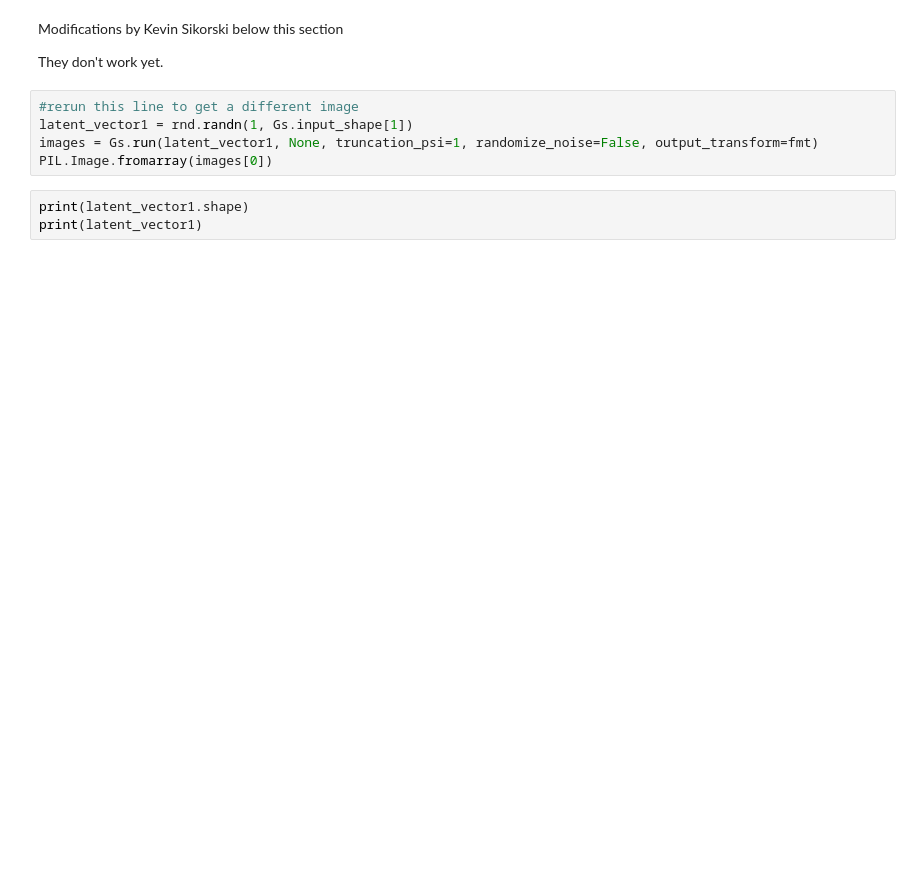
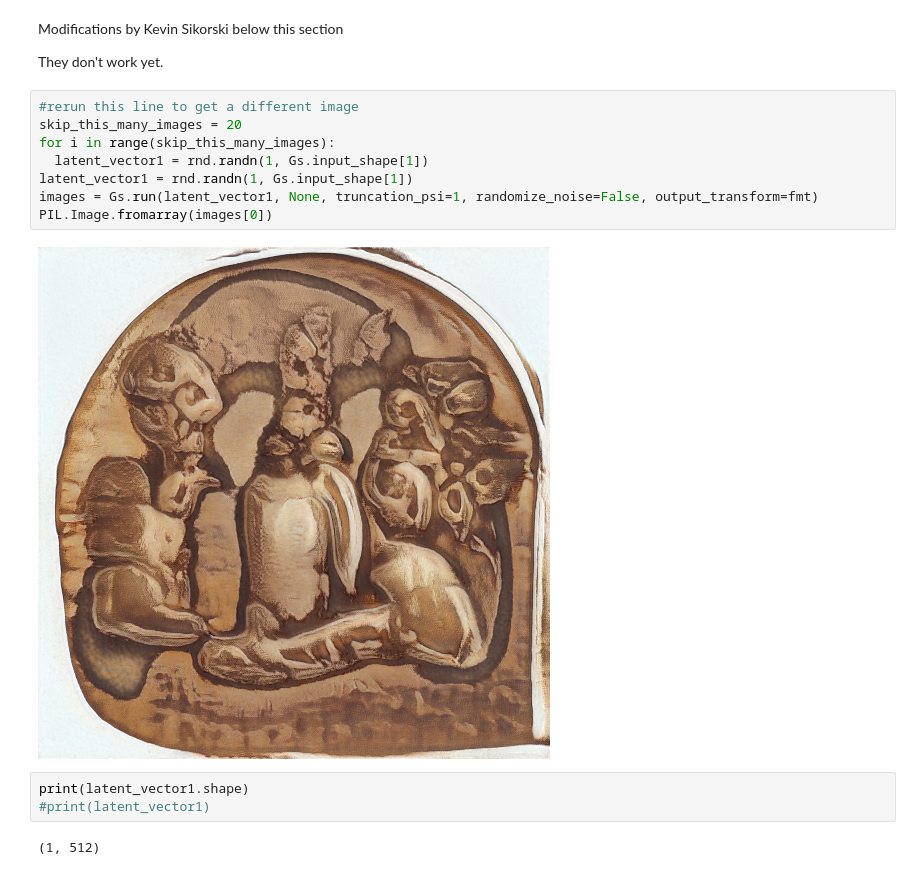
Before and after one commit to jfogarty/machine-learning-intro-workshop, a Jupyter notebook: notebooks/StyleGAN_Paintings.ipynb, the cells around one changed output. Drawn from its saved outputs; the diff is of its cells as text; blank space fills up the shorter version.

```diff
--- a/notebooks/StyleGAN_Paintings.ipynb
+++ b/notebooks/StyleGAN_Paintings.ipynb
@@ -50,12 +89,19 @@ Modifications by Kevin Sikorski below this section
 They don't work yet.
 # %%
 #rerun this line to get a different image
+skip_this_many_images = 20
+for i in range(skip_this_many_images):
+  latent_vector1 = rnd.randn(1, Gs.input_shape[1])
 latent_vector1 = rnd.randn(1, Gs.input_shape[1])
 images = Gs.run(latent_vector1, None, truncation_psi=1, randomize_noise=False, output_transform=fmt)
 PIL.Image.fromarray(images[0])
+# %% [output]
+[figure, added]
 # %%
 print(latent_vector1.shape)
-print(latent_vector1)
+#print(latent_vector1)
+# %% [output]
+(1, 512)
 # %%
 ! git clone https://github.com/iyaja/stylegan-encoder.git
 import os
```
Also changed, not shown: parts of 11 cells of this notebook.
